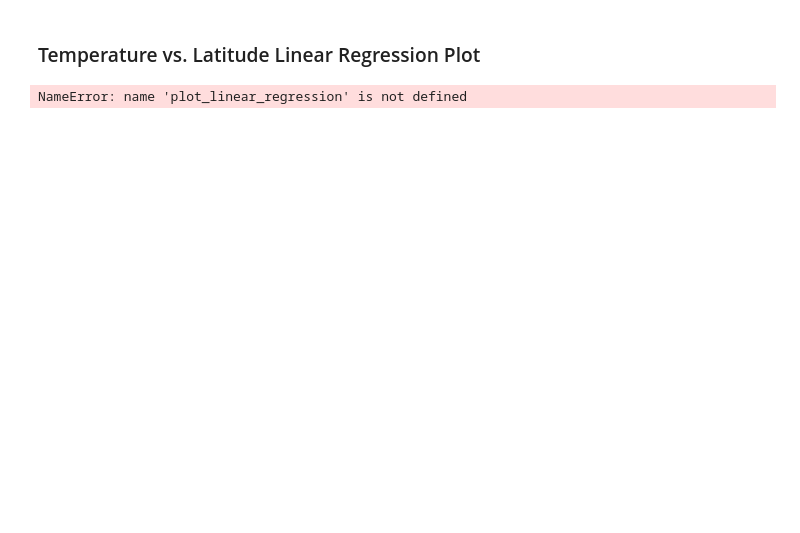
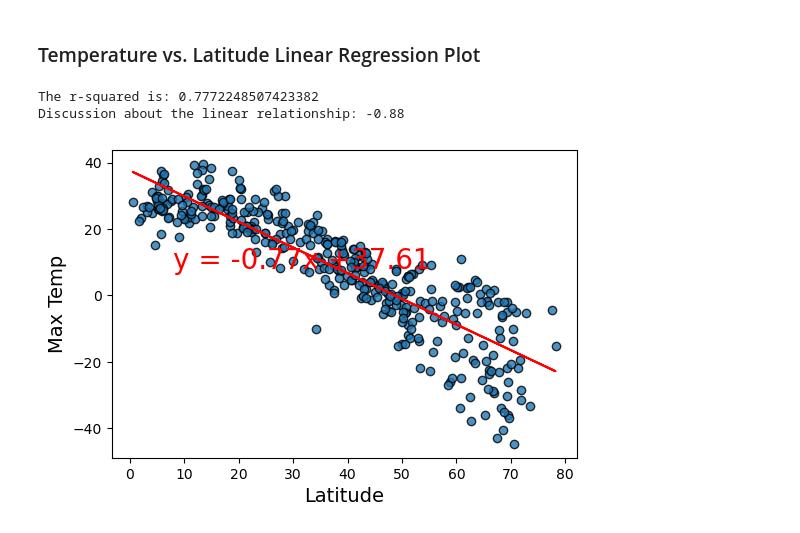
Before and after one commit to hasangokceoglu/python-api-challenge, a Jupyter notebook: WeatherPy/WeatherPy.ipynb, the cells around one changed output. Saved outputs shown, nothing was run; the diff lists cells and outputs as text; code cells hidden in the pictures; blank space fills up the shorter version.

```diff
--- a/WeatherPy/WeatherPy.ipynb
+++ b/WeatherPy/WeatherPy.ipynb
@@ -278,5 +274,26 @@ plt.show()
 ## Requirement 2: Compute Linear Regression for Each Relationship
 # %%
 # Define a function to create Linear Regression plots
-(slope, intercept, rvalue, pvalue, stderr) = stats.linregress(x_values, y_values)
-regress_values = x_values * slope + intercept
+def plot_linear_regression(x_values, y_values, x_label, y_label, hemisphere, text_coordinates, ylim=None):
+    (slope, intercept, rvalue, pvalue, stderr) = linregress(x_values, y_values)
+
+    # Get regression values
+    regress_values = x_values * slope + intercept
+
+    # Create line equation string
+    line_eq = "y = " + str(round(slope,2)) + "x +" + str(round(intercept,2))
+
+    # Generate plots
+    fig1, ax1 = plt.subplots(figsize=(6,4))
+    plt.scatter(x_values, y_values, edgecolor="black", linewidth=1, marker="o", alpha=0.8)
+    plt.plot(x_values,regress_values,"r-")
+    plt.xlabel(x_label,fontsize=14)
+    plt.ylabel(y_label,fontsize=14)
+    if ylim is not None:
+        plt.ylim(0, ylim)
+    plt.annotate(line_eq, text_coordinates, fontsize=20, color="red")
+
+    # Print r square value
+    print(f"The r-squared is: {rvalue**2}")
+    correlation = st.pearsonr(x_values,y_values)
+    print(f"Discussion about the linear relationship: {round(correlation[0],2)}")
@@ -310,7 +330,11 @@ southern_hemi_df.head()
 # %%
 # Linear regression on Northern Hemisphere
 x_values = northern_hemi_df["Lat"]
 y_values = northern_hemi_df["Max Temp"]
-plot_linear_regression(x_values, y_values, "Latitude", "Max Temp", "Northern Hemi")
+plot_linear_regression(x_values, y_values, "Latitude", "Max Temp", "Northern", (8, 8))
+
+plt.show()
 # %% [output]
-NameError: name 'plot_linear_regression' is not defined
+The r-squared is: 0.7772248507423382
+Discussion about the linear relationship: -0.88
+[figure, added]
```
Also changed, not shown: parts of 23 cells of this notebook, 5 other files.
